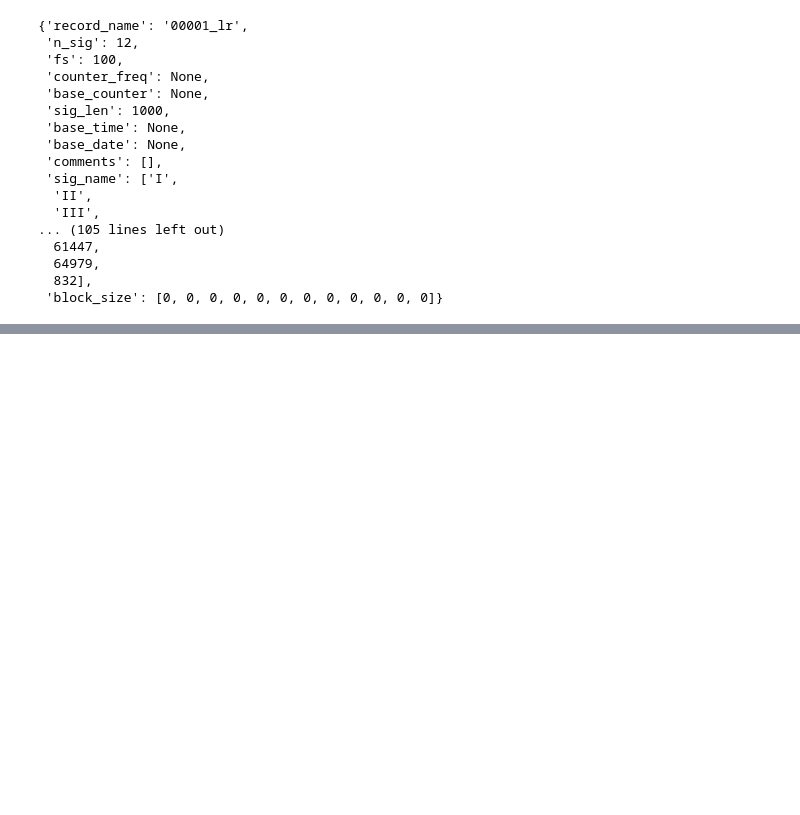
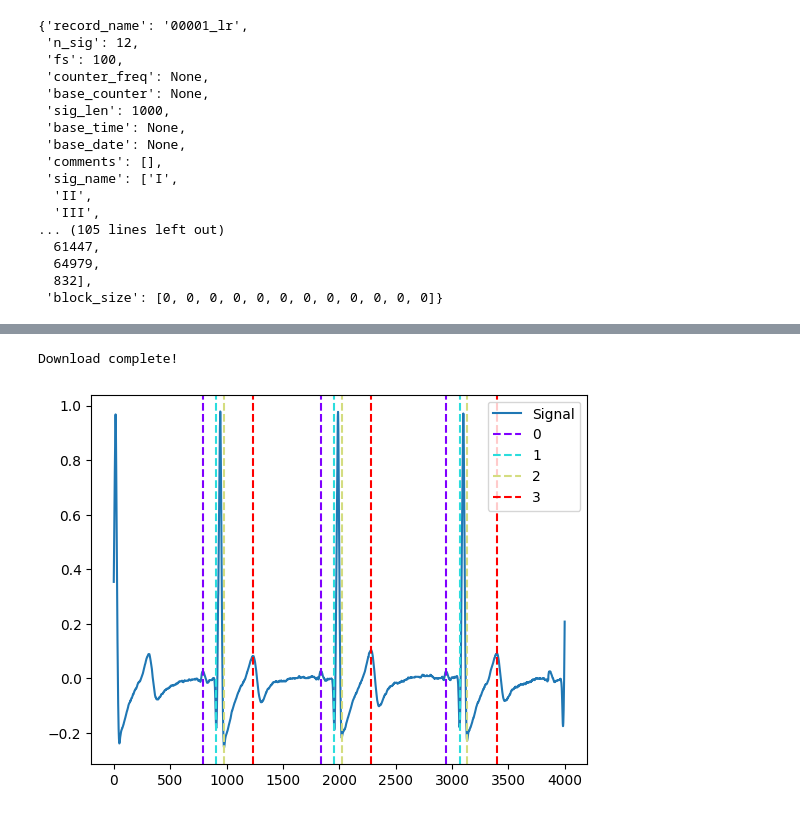
Before and after one commit to AkashDevJay/ECG-Data-Extractor, a Jupyter notebook: loadv2.ipynb, the cells around one changed output, grey strips where cells are left out. Saved outputs shown, nothing was run; the diff lists cells and outputs as text; code cells hidden in the pictures; blank space fills up the shorter version.

```diff
--- a/loadv2.ipynb
+++ b/loadv2.ipynb
@@ -271,0 +376,25 @@ display(record.__dict__)
+# %%
+base_url = "https://physionet.org/content/ptb-xl-plus/1.0.1/median_beats/12sl/20000/"
+
+files_to_download = [f"{i:05d}_medians.dat" for i in range(1, 101)] + [f"{i:05d}_medians.hea" for i in range(1, 101)]
+
+save_dir = "./ptbxl_plus_specific_chunk_new/"
+os.makedirs(save_dir, exist_ok=True)
+
+# Function to download a file
+def download_file(file_url, save_path):
+    response = requests.get(file_url, stream=True)
+    with open(save_path, 'wb') as file:
+        for chunk in response.iter_content(chunk_size=1024):
+            if chunk:
+                file.write(chunk)
+
+# Download the specified files
+for filename in tqdm(files_to_download, desc="Downloading files"):
+    file_url = base_url + filename
+    save_path = os.path.join(save_dir, filename)
+    download_file(file_url, save_path)
+
+print("Download complete!")
+# %% [output]
+Download complete!
@@ -271,0 +403,14 @@ display(record.__dict__)
+# %%
+# Retrieve ECG data from data folder
+ecg_signal = nk.data(dataset="ecg_1000hz")
+# Extract R-peaks locations
+_, rpeaks = nk.ecg_peaks(ecg_signal, sampling_rate=1000)
+# %%
+_, waves_peak = nk.ecg_delineate(ecg_signal, rpeaks, sampling_rate=1000, method="peak")
+
+plot = nk.events_plot([waves_peak['ECG_P_Peaks'][:3],
+                       waves_peak['ECG_Q_Peaks'][:3],
+                       waves_peak['ECG_S_Peaks'][:3],
+                       waves_peak['ECG_T_Peaks'][:3]], ecg_signal[:4000])
+# %% [output]
+[figure, added]
```
Also changed, not shown: parts of 12 cells of this notebook.
